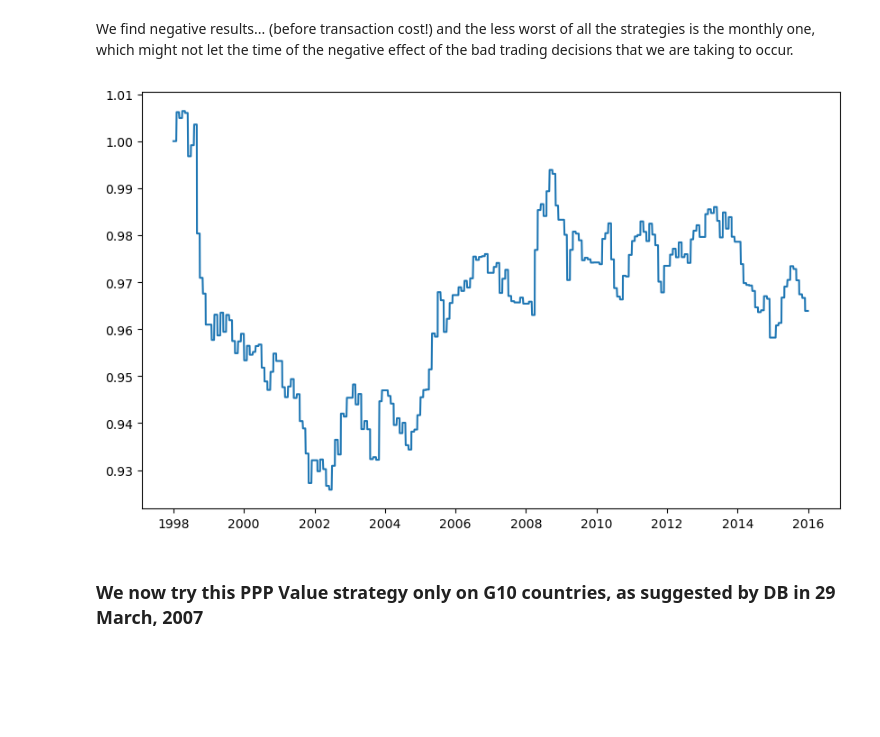
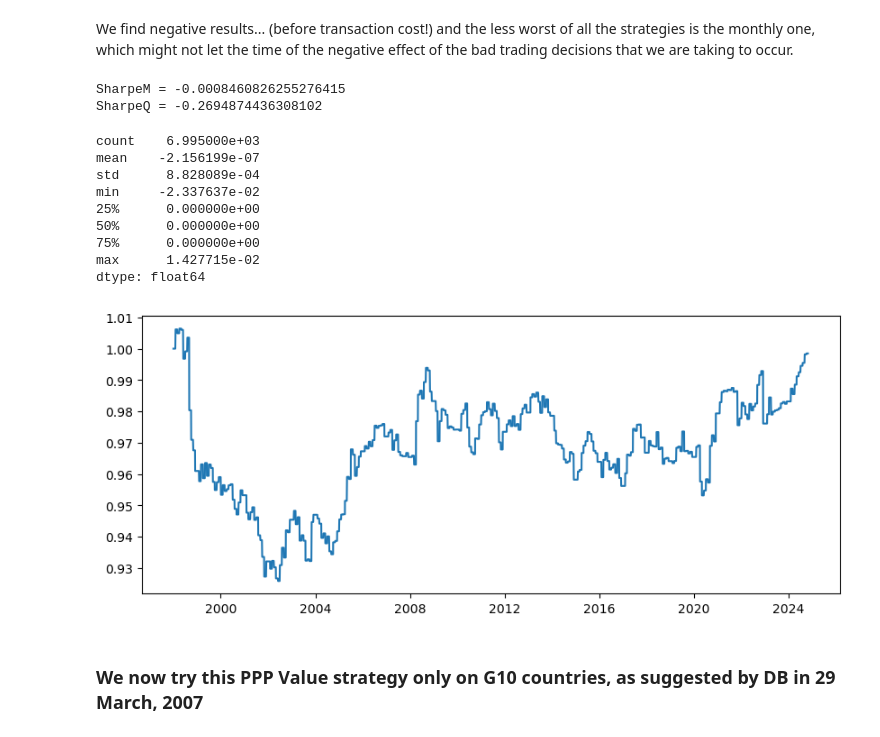
Before and after one commit to ArilesHireche/ARP-Value, a Jupyter notebook: Currency Market/PPP Value Strategy.ipynb, the cells around one changed output. Cells and saved outputs as stored; diff of their text form; code cells hidden in the pictures; blank space fills up the shorter version.

```diff
--- a/Currency Market/PPP Value Strategy.ipynb
+++ b/Currency Market/PPP Value Strategy.ipynb
@@ -136,13 +148,40 @@ max         0.014277
 dtype: float64
 # %% [markdown]
 We find negative results... (before transaction cost!) and the less worst of all the strategies is the monthly one, which might not let the time of the negative effect of the bad trading decisions that we are taking to occur.
+# %%
+#On both IS and OS
+weights_m = weightsPPPstrat(df_RERm, n_long=7)
+weights_q = weightsPPPstrat(df_RERq, n_long=7)
+
+monthly_ret = np.log(spt_dol) - np.log(spt_dol.shift())
+quarter_ret = np.log(spt_dol.reindex(rebal_qtr)) - np.log(spt_dol.reindex(rebal_qtr).shift()) #Quarterly log returns
+
+returns_m = (weights_m * monthly_ret).sum(axis=1)
+returns_q = (weights_q * quarter_ret).sum(axis=1)
+
+print(f"SharpeM = {12*returns_m.mean()/(returns_m.std()*np.sqrt(12))}")
+print(f"SharpeQ = {4*returns_q.mean()/(returns_q.std()*np.sqrt(4))}")
+
+returns_m.describe()
+# %% [output]
+SharpeM = -0.0008460826255276415
+SharpeQ = -0.2694874436308102
+count    6.995000e+03
+mean    -2.156199e-07
+std      8.828089e-04
+min     -2.337637e-02
+25%      0.000000e+00
+50%      0.000000e+00
+75%      0.000000e+00
+max      1.427715e-02
+dtype: float64
 # %%
 import matplotlib.pyplot as plt
 
-plt.subplots(figsize=(10,6))
-plt.plot(returns_mIS.index, np.exp(returns_mIS.cumsum()));
+plt.subplots(figsize=(10,4))
+plt.plot(returns_m.index, np.exp(returns_m.cumsum()));
 # %% [output]
-[figure, old version]
+[figure, new version]
 # %% [markdown]
 ### We now try this PPP Value strategy only on G10 countries, as suggested by DB in 29 March, 2007
 # %% [markdown]
```
Also changed, not shown: parts of 11 cells of this notebook.
